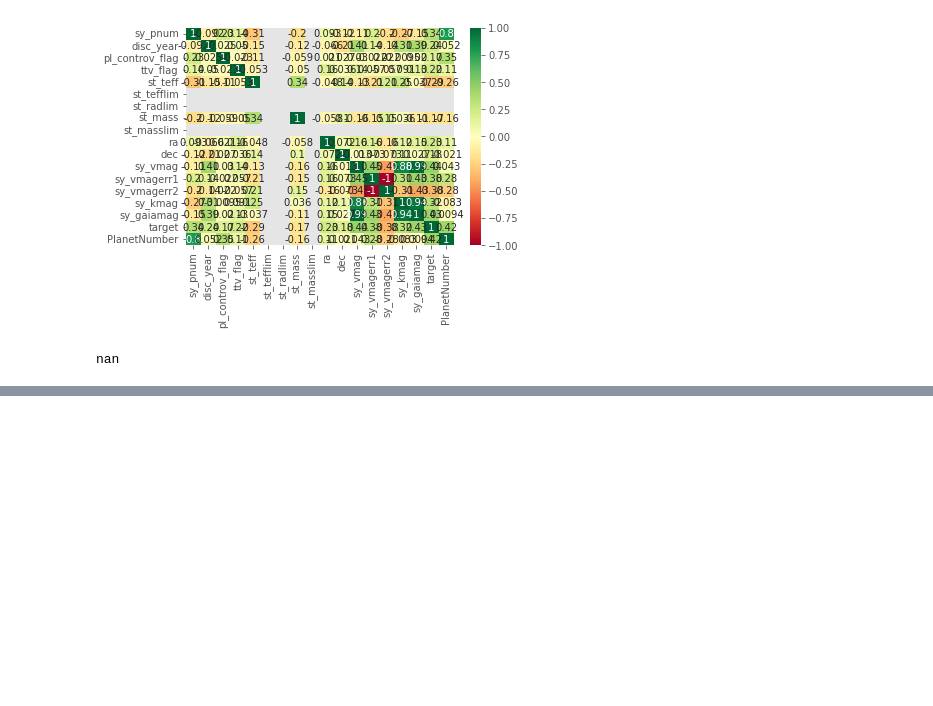
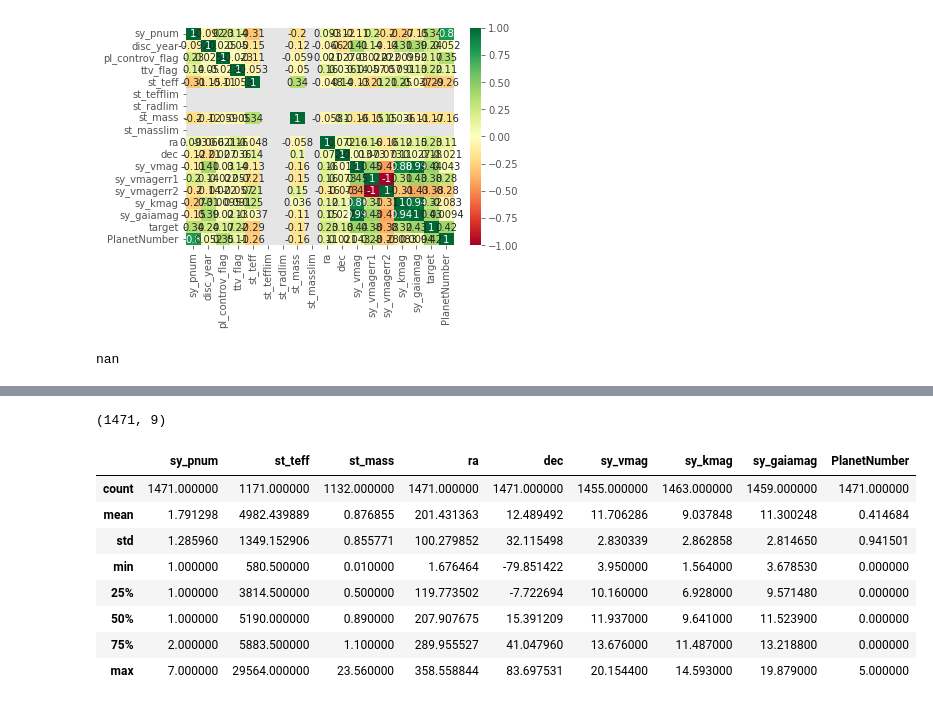
Before and after one commit to Sarthakpurii/ExoRealm, a Jupyter notebook: ML Model/main.ipynb, the cells around one changed output, grey strips where cells are left out. Drawn from its saved outputs; the diff is of its cells as text; code cells hidden in the pictures; blank space fills up the shorter version.

```diff
--- a/ML Model/main.ipynb
+++ b/ML Model/main.ipynb
@@ -394,0 +463,17 @@ SyntaxError: invalid syntax (Temp/ipykernel_6860/4046241351.py, line 1)
+# %%
+TrainX,TestX,TrainY,TestY = train_test_split(finaldf.drop('target',axis=1),finaldf['target'],test_size=0.1,random_state=42)
+TrainX.shape
+# %% [output]
+(1471, 9)
+# %%
+TrainX.describe()
+# %% [output]
+|  | sy_pnum | st_teff | st_mass | ra | dec | sy_vmag | sy_kmag | sy_gaiamag | PlanetNumber |
+| count | 1471.000000 | 1171.000000 | 1132.000000 | 1471.000000 | 1471.000000 | 1455.000000 | 1463.000000 | 1459.000000 | 1471.000000 |
+| mean | 1.791298 | 4982.439889 | 0.876855 | 201.431363 | 12.489492 | 11.706286 | 9.037848 | 11.300248 | 0.414684 |
+| std | 1.285960 | 1349.152906 | 0.855771 | 100.279852 | 32.115498 | 2.830339 | 2.862858 | 2.814650 | 0.941501 |
+| min | 1.000000 | 580.500000 | 0.010000 | 1.676464 | -79.851422 | 3.950000 | 1.564000 | 3.678530 | 0.000000 |
+| 25% | 1.000000 | 3814.500000 | 0.500000 | 119.773502 | -7.722694 | 10.160000 | 6.928000 | 9.571480 | 0.000000 |
+| 50% | 1.000000 | 5190.000000 | 0.890000 | 207.907675 | 15.391209 | 11.937000 | 9.641000 | 11.523900 | 0.000000 |
+| 75% | 2.000000 | 5883.500000 | 1.100000 | 289.955527 | 41.047960 | 13.676000 | 11.487000 | 13.218800 | 0.000000 |
+| max | 7.000000 | 29564.000000 | 23.560000 | 358.558844 | 83.697531 | 20.154400 | 14.593000 | 19.879000 | 5.000000 |
```
Also changed, not shown: parts of 37 cells of this notebook.
